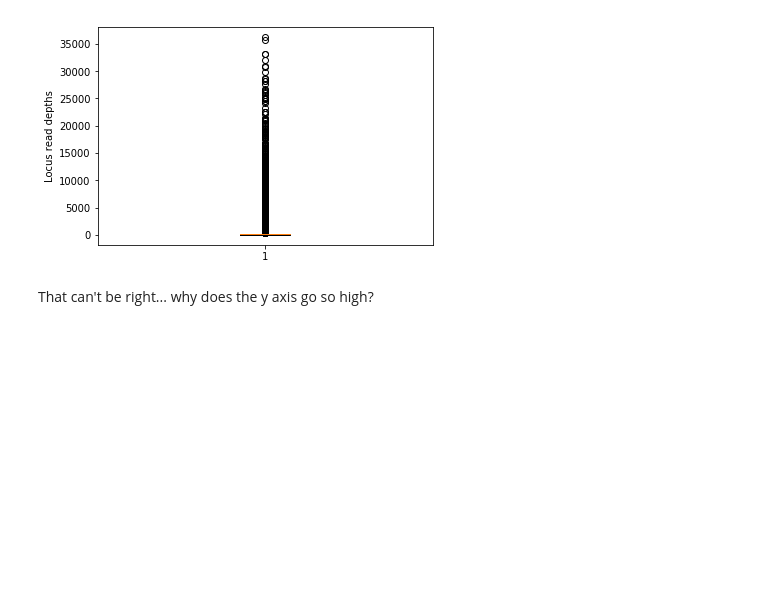
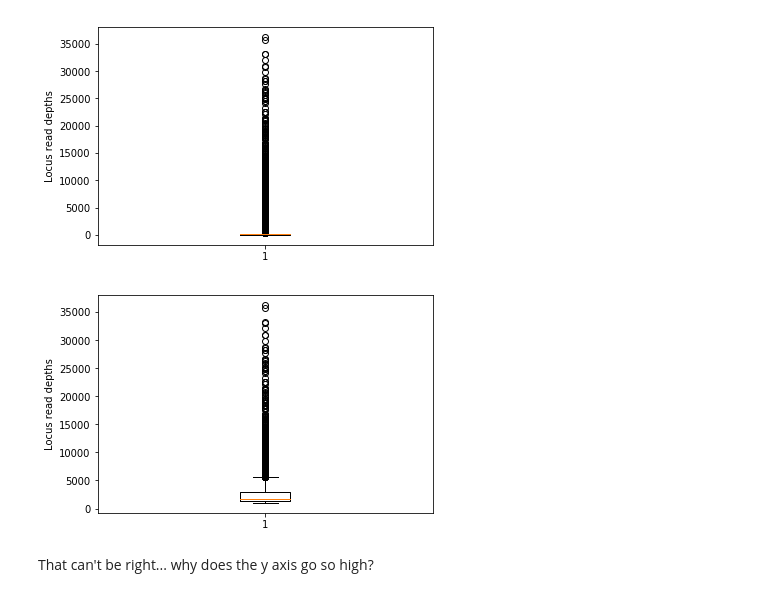
Before and after one commit to nclowell/RAD_scallops, a Jupyter notebook: CRAGIG_run1/Notebooks/data_processing_notebooks/plot_tagID_v_read_depth.ipynb, the cells around one changed output. Cells and saved outputs as stored; diff of their text form; code cells hidden in the pictures; blank space fills up the shorter version.

Commit message:
added read depth notebook and plot

```diff
--- a/CRAGIG_run1/Notebooks/data_processing_notebooks/plot_tagID_v_read_depth.ipynb
+++ b/CRAGIG_run1/Notebooks/data_processing_notebooks/plot_tagID_v_read_depth.ipynb
@@ -36,7 +36,8 @@ print filename_list[0:9]
 ['FG001.matches.tsv', 'FG002.matches.tsv', 'FG003.matches.tsv', 'FG004.matches.tsv', 'FG005.matches.tsv', 'FG006.matches.tsv', 'FG007.matches.tsv', 'FG009.matches.tsv', 'FG010.matches.tsv']
 # %%
 # initiate dictionary
-rd_dict = {}
+rd_cum_dict = {}
+ind_tag_counts = []
 # %%
 for file in filename_list:
     indfile = open(file,"r")
@@ -45,12 +46,15 @@ for file in filename_list:
         linelist = line.strip().split()
         locus = int(linelist[2])
         count = int(linelist[6])
+        ind_tag_counts.append(count)
         if locus not in rd_dict:
-            rd_dict[locus] = int(count)
+            rd__cum_dict[locus] = int(count)
         elif locus in rd_dict:
             oldcount = rd_dict[locus]
             newcount = oldcount + count
-            rd_dict[locus] = newcount
+            rd_cum_dict[locus] = newcount
         else:
             print "Something funky is going on."
     indfile.close()
+    printval = rd_cum_dict[5]
+    print printval
@@ -113,9 +137,15 @@ print ind_count_list
 # %%
+import matplotlib.pyplot as plt
+
 less_1000 = []
+more_1000 = []
 for count in ind_count_list:
     if count < 1000:
         less_1000.append(count)
+    else:
+        more_1000.append(count)
 
 print str(float(len(less_1000))/float(len(ind_count_list))*100)[0:5] + "% of individual locus read depths were less than 1000"
+print str(float(len(more_1000))/float(len(ind_count_list))*100)[0:5] + "% of individual locus read depths were more than 1000"
 # %% [output]
 99.68% of individual locus read depths were less than 1000
@@ -126,6 +157,13 @@ plt.ylabel("Locus read depths")
 plt.show()
 # %% [output]
 [figure]
+# %%
+plt.close()
+plt.boxplot(more_1000)
+plt.ylabel("Locus read depths")
+plt.show()
+# %% [output]
+[figure, added]
 # %% [markdown]
 That can't be right... why does the y axis go so high?
 # %%
```
Also changed, not shown: parts of 5 cells of this notebook, 3 other files.
